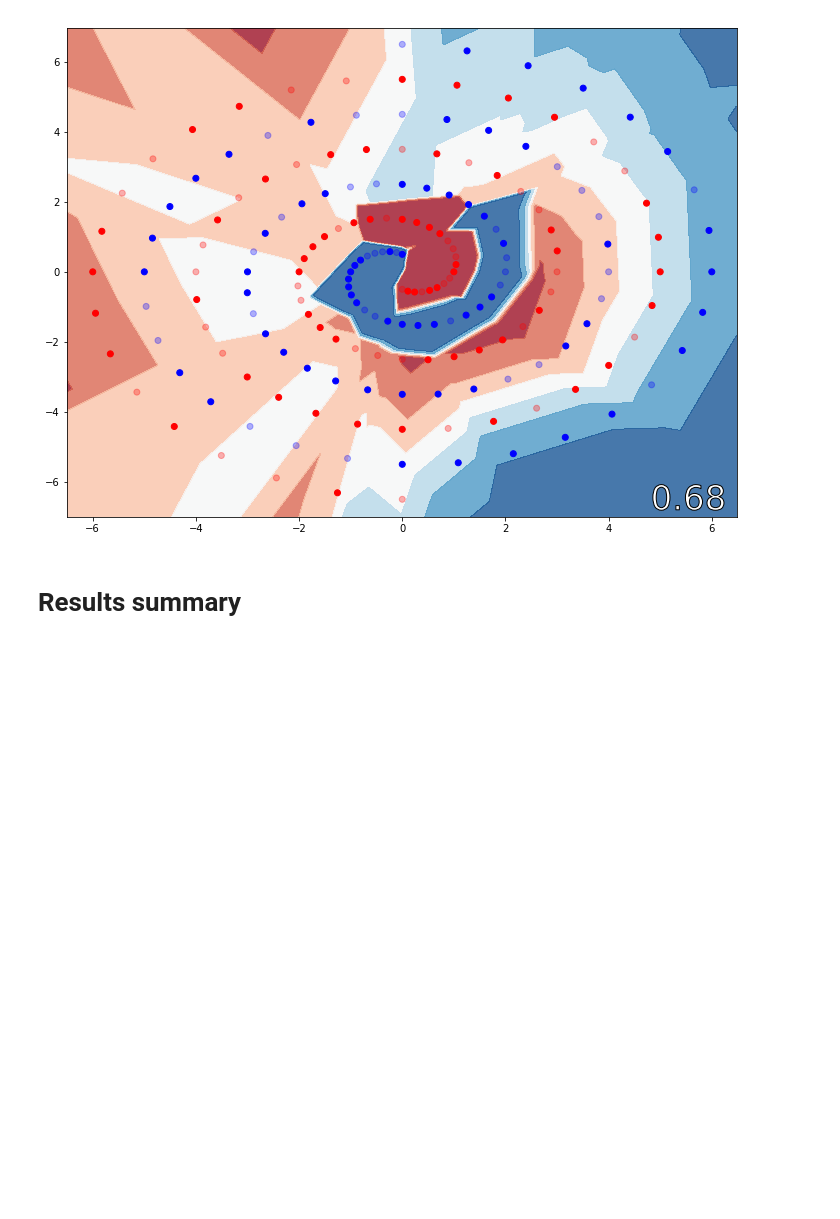
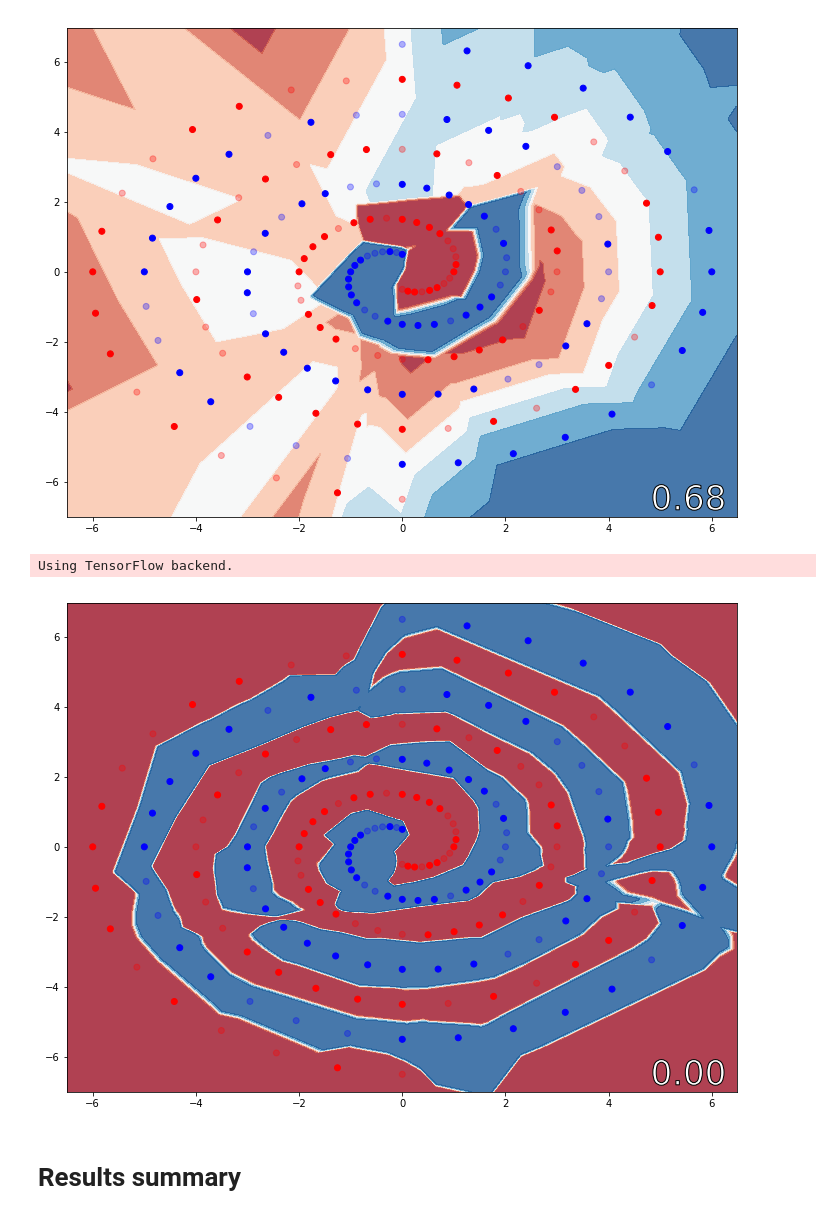
Before and after one commit to dtorgunov/Machine-Learning-Intro, a Jupyter notebook: Machine_Learning.ipynb, the cells around one changed output. Saved outputs shown, nothing was run; the diff lists cells and outputs as text; code cells hidden in the pictures; blank space fills up the shorter version.

```diff
--- a/Machine_Learning.ipynb
+++ b/Machine_Learning.ipynb
@@ -438,6 +444,39 @@ plot_data(ax, (training_spir_p, training_spir_l),
              (testing_spir_p, testing_spir_l), clf, 'ann')
 # %% [output]
 [figure]
+# %%
+import pandas as pd
+import numpy as np
+np.random.seed(4375689)
+
+from keras.models import Sequential
+from keras.layers import Dense
+from keras.optimizers import RMSprop
+
+train_X = points
+train_y = labels
+
+model = Sequential()
+model.add(Dense(16, activation='relu', input_shape=(2,)))
+model.add(Dense(16, activation='relu'))
+model.add(Dense(16, activation='relu'))
+model.add(Dense(16, activation='relu'))
+model.add(Dense(1, activation='sigmoid'))
+
+model.compile(loss='binary_crossentropy', optimizer=RMSprop(),
+              metrics=['accuracy'])
+
+history = model.fit(train_X, train_y, batch_size=32, epochs=4000, verbose=0)
+
+score = model.evaluate(train_X, train_y, verbose=0)
+# %% [output]
+Using TensorFlow backend.
+# %%
+fig, ax = plt.subplots()
+plot_data(ax, (training_spir_p, training_spir_l),
+             (testing_spir_p, testing_spir_l), model, 'keras')
+# %% [output]
+[figure, added]
 # %% [markdown]
 # Results summary
 # %%
```
Also changed, not shown: parts of 6 cells of this notebook, 2 other files.
